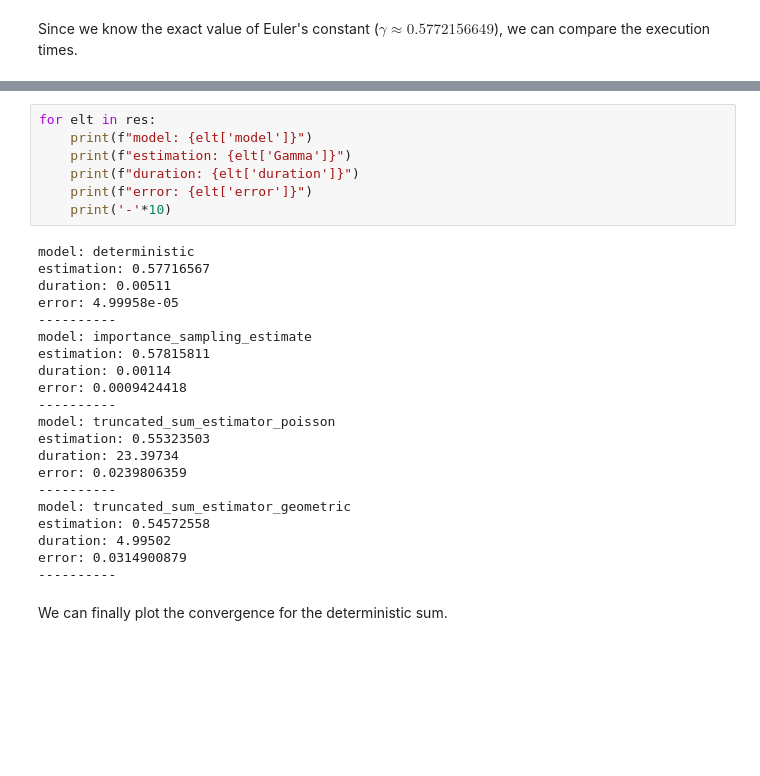
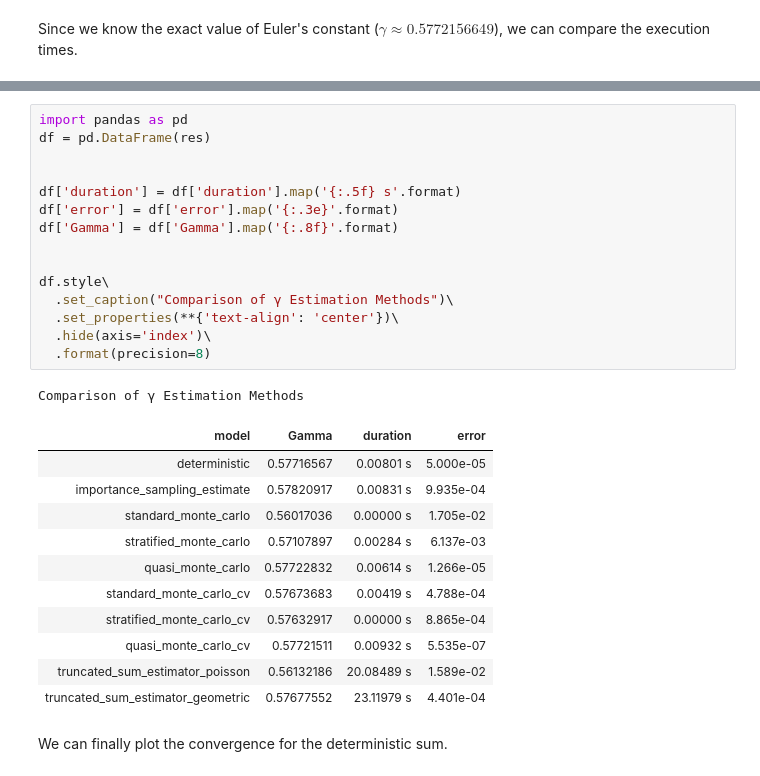
Before and after one commit to Leooryx/Euler_Monte_Carlo, a Jupyter notebook: main.ipynb, the cells around one changed output, grey strips where cells are left out. Cells and saved outputs as stored; diff of their text form; blank space fills up the shorter version.

```diff
--- a/main.ipynb
+++ b/main.ipynb
@@ -913,34 +978,34 @@ res.append({'model': 'truncated_sum_estimator_geometric',
             'Gamma': round(result, 8),
             'duration': round(duration,5),
             'error': float(round(abs(result - np.euler_gamma), 10))})
-# %%
-for elt in res:
-    print(f"model: {elt['model']}")
-    print(f"estimation: {elt['Gamma']}")
-    print(f"duration: {elt['duration']}")
-    print(f"error: {elt['error']}")
-    print('-'*10)
-# %% [output]
-model: deterministic
-estimation: 0.57716567
-duration: 0.00511
-error: 4.99958e-05
-----------
-model: importance_sampling_estimate
-estimation: 0.57815811
-duration: 0.00114
-error: 0.0009424418
-----------
-model: truncated_sum_estimator_poisson
-estimation: 0.55323503
-duration: 23.39734
-error: 0.0239806359
-----------
-model: truncated_sum_estimator_geometric
-estimation: 0.54572558
-duration: 4.99502
-error: 0.0314900879
-----------
+# %%
+import pandas as pd
+df = pd.DataFrame(res)
+
+
+df['duration'] = df['duration'].map('{:.5f} s'.format)
+df['error'] = df['error'].map('{:.3e}'.format)
+df['Gamma'] = df['Gamma'].map('{:.8f}'.format)
+
+
+df.style\
+  .set_caption("Comparison of γ Estimation Methods")\
+  .set_properties(**{'text-align': 'center'})\
+  .hide(axis='index')\
+  .format(precision=8)
+# %% [output]
+Comparison of γ Estimation Methods
+| model | Gamma | duration | error |
+| deterministic | 0.57716567 | 0.00801 s | 5.000e-05 |
+| importance_sampling_estimate | 0.57820917 | 0.00831 s | 9.935e-04 |
+| standard_monte_carlo | 0.56017036 | 0.00000 s | 1.705e-02 |
+| stratified_monte_carlo | 0.57107897 | 0.00284 s | 6.137e-03 |
+| quasi_monte_carlo | 0.57722832 | 0.00614 s | 1.266e-05 |
+| standard_monte_carlo_cv | 0.57673683 | 0.00419 s | 4.788e-04 |
+| stratified_monte_carlo_cv | 0.57632917 | 0.00000 s | 8.865e-04 |
+| quasi_monte_carlo_cv | 0.57721511 | 0.00932 s | 5.535e-07 |
+| truncated_sum_estimator_poisson | 0.56132186 | 20.08489 s | 1.589e-02 |
+| truncated_sum_estimator_geometric | 0.57677552 | 23.11979 s | 4.401e-04 |
 # %% [markdown]
 We can finally plot the convergence for the deterministic sum.
 # %%
```
Also changed, not shown: parts of 11 cells of this notebook.
